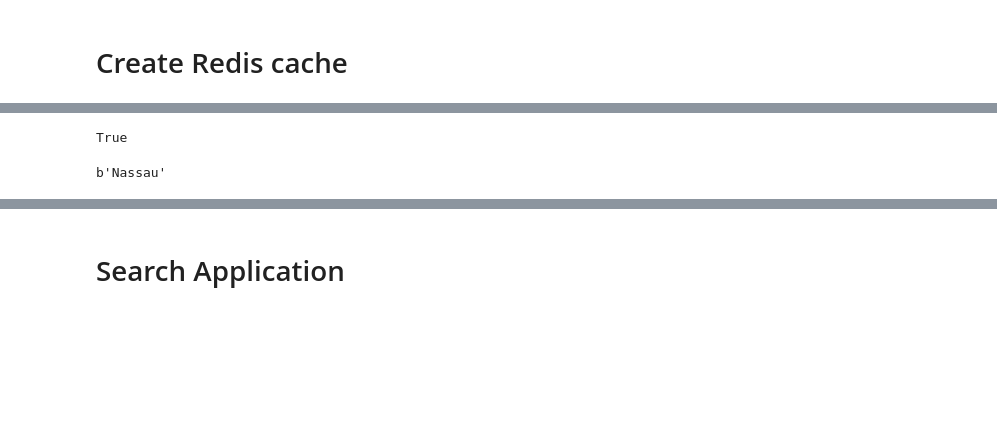
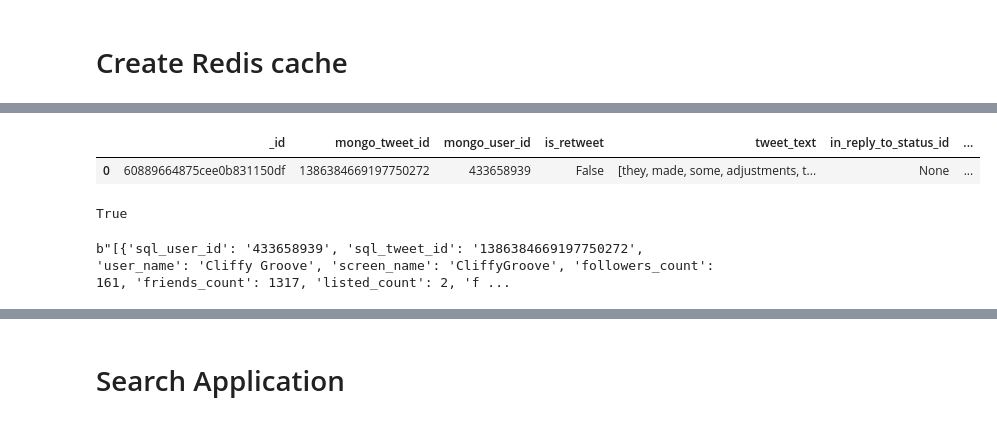
Before and after one commit to yanbronshtein/DataManagementFinalProject_Repo, a Jupyter notebook: group6_twitter_proj.ipynb, the cells around one changed output, grey strips where cells are left out. Cells and saved outputs as stored; diff of their text form; code cells hidden in the pictures; blank space fills up the shorter version.

Commit message:
Starting redis

```diff
--- a/group6_twitter_proj.ipynb
+++ b/group6_twitter_proj.ipynb
@@ -376,6 +388,18 @@ print(mongo_res_str)
+# %%
+mongo_res = tweets_db_mongo.tweets_col.find({'mongo_user_id': '433658939', 'mongo_tweet_id': '1386384669197750272'})
+
+pd.DataFrame(mongo_res)
+# %% [output]
+|  | _id | mongo_tweet_id | mongo_user_id | is_retweet | tweet_text | in_reply_to_status_id | ... |
+| 0 | 60889664875cee0b831150df | 1386384669197750272 | 433658939 | False | [they, made, some, adjustments, t... | None | ... |
 # %%
 redis_client = redis.Redis(host='localhost', port='6379')
-# %%
-redis_client.mset({'Croatia': 'Zagreb', 'Bahamas': 'Nassau'})
-# %% [output]
-True
+# %%
+from datetime import timedelta
+redis_client.setex(
+    'runner',
+    timedelta(minutes=1),
+    value = str(sql_res)
+)
+# %% [output]
+True
@@ -382,6 +408,6 @@ True
 # %%
-redis_client.get('Bahamas')
+redis_client.get('runner')
 # %% [output]
-b'Nassau'
+b"[{'sql_user_id': '433658939', 'sql_tweet_id': '1386384669197750272', 'user_name': 'Cliffy Groove', 'screen_name': 'CliffyGroove', 'followers_count': 161, 'friends_count': 1317, 'listed_count': 2, 'f ...
 # %%
 r = redis.Redis(db=1)
```
Also changed, not shown: parts of 21 cells of this notebook, 3 other files.
